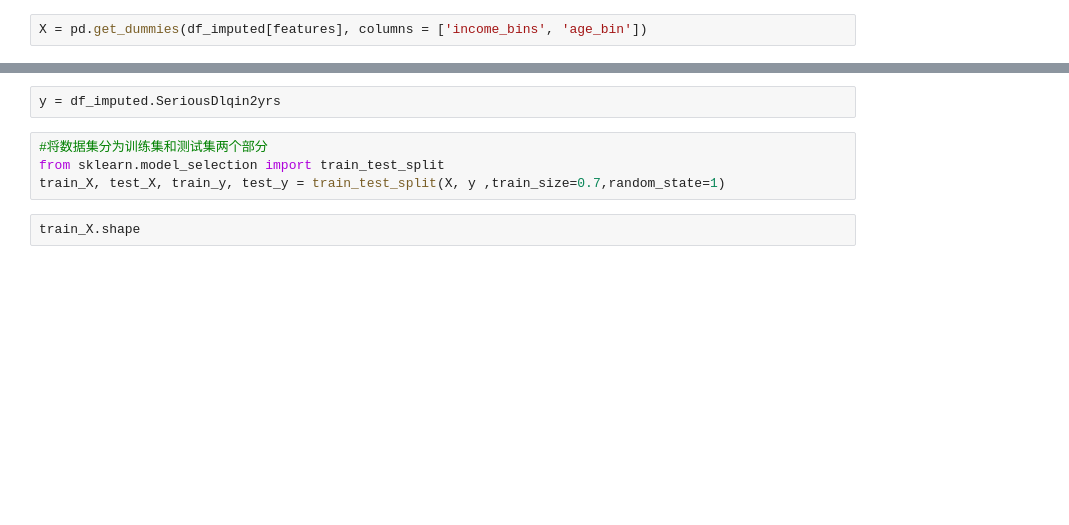
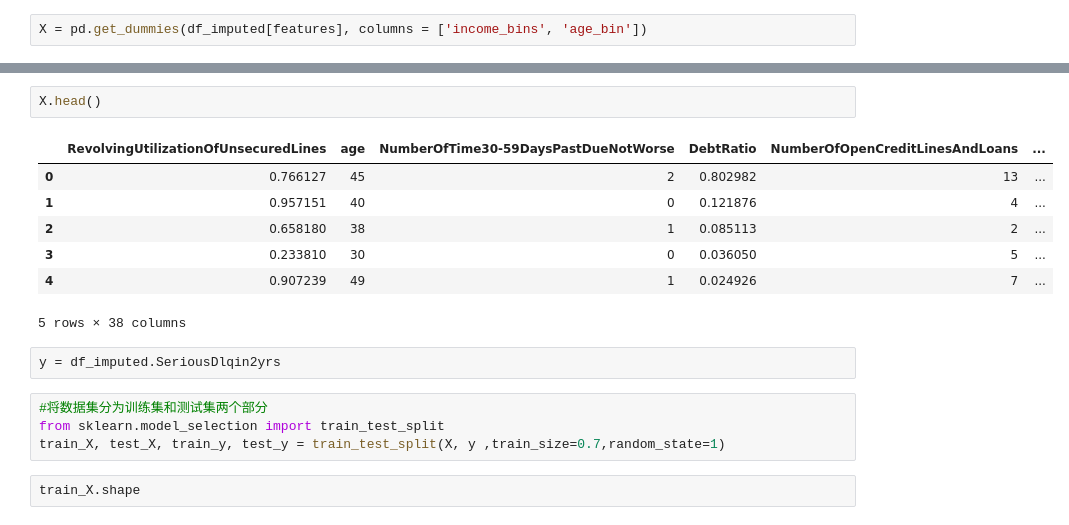
Before and after one commit to QiuJingwen/course-beginning-python, a Jupyter notebook: 8.python编程和数据分析基础.ipynb, the cells around one changed output, grey strips where cells are left out. Cells and saved outputs as stored; diff of their text form; blank space fills up the shorter version.

```diff
--- a/8.python编程和数据分析基础.ipynb
+++ b/8.python编程和数据分析基础.ipynb
@@ -988,3 +992,13 @@ memory usage: 17.7 MB
+# %%
+X.head()
+# %% [output]
+|  | RevolvingUtilizationOfUnsecuredLines | age | NumberOfTime30-59DaysPastDueNotWorse | DebtRatio | NumberOfOpenCreditLinesAndLoans | ... |
+| 0 | 0.766127 | 45 | 2 | 0.802982 | 13 | ... |
+| 1 | 0.957151 | 40 | 0 | 0.121876 | 4 | ... |
+| 2 | 0.658180 | 38 | 1 | 0.085113 | 2 | ... |
+| 3 | 0.233810 | 30 | 0 | 0.036050 | 5 | ... |
+| 4 | 0.907239 | 49 | 1 | 0.024926 | 7 | ... |
+5 rows × 38 columns
 # %%
 y = df_imputed.SeriousDlqin2yrs
 # %%
```
Also changed, not shown: parts of 20 cells of this notebook, 1 other file.
